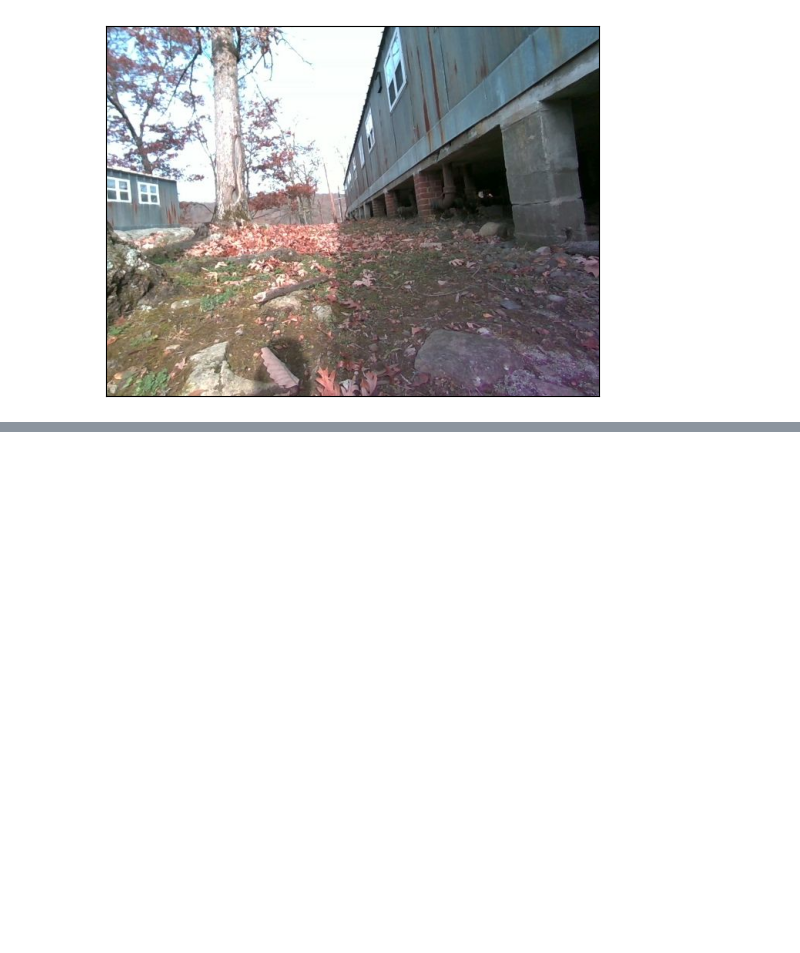
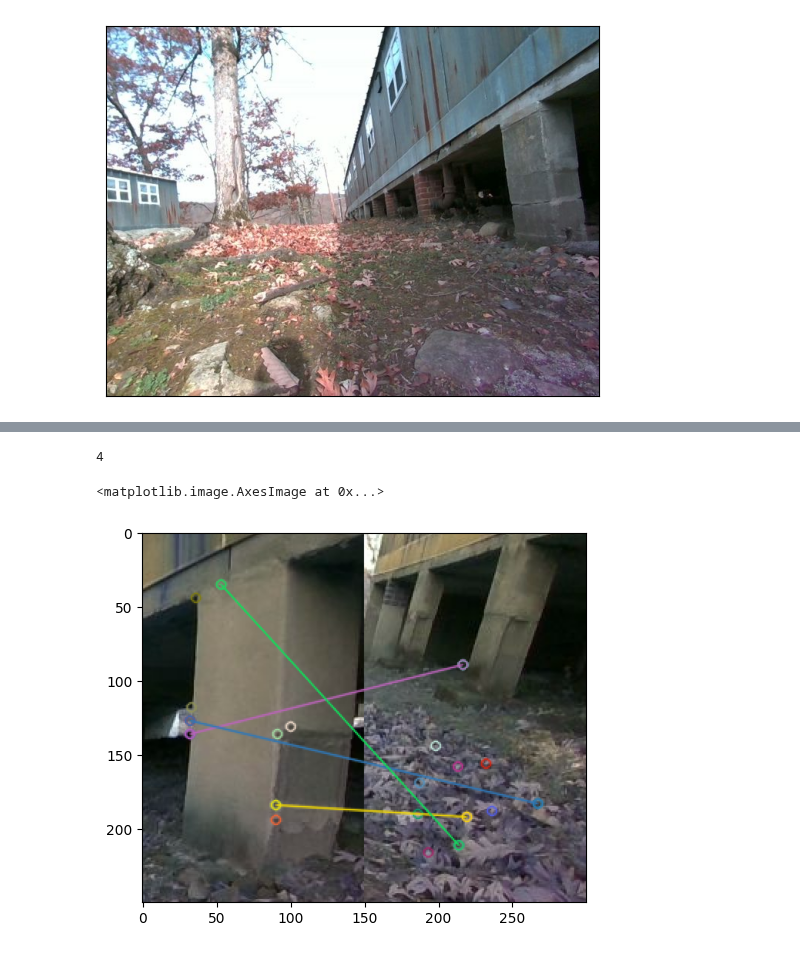
Before and after one commit to mit-acl/roman, a Jupyter notebook: notebooks/11_orb_tracking.ipynb, the cells around one changed output, grey strips where cells are left out. Saved outputs shown, nothing was run; the diff lists cells and outputs as text; code cells hidden in the pictures; blank space fills up the shorter version.

```diff
--- a/notebooks/11_orb_tracking.ipynb
+++ b/notebooks/11_orb_tracking.ipynb
@@ -147,0 +168,27 @@ plt.imshow(img2), plt.show()
+# %%
+idx1 = 1
+idx2 = 5
+
+matcher = cv.BFMatcher(cv.NORM_HAMMING, crossCheck=True)
+# matcher = cv.BFMatcher()
+matches = matcher.match(features[idx1][1], features[idx2][1])
+good_matches = []
+
+matches = sorted(matches, key = lambda x:x.distance)
+print(len(matches))
+# for m, n in matches:
+#     if m.distance < .75*n.distance:
+#         good_matches.append([m])
+
+final_img = cv.drawMatches(imgs[idx1], features[idx1][0],
+imgs[idx2], features[idx2][0], matches,None)
+
+# final_img = cv2.resize(final_img, (1000,650))
+
+# Show the final image
+plt.imshow(final_img)
+# cv2.waitKey(3000)
+# %% [output]
+4
+<matplotlib.image.AxesImage at 0x...>
+[figure, added]
```
Also changed, not shown: parts of 3 cells of this notebook, 5 other files.
